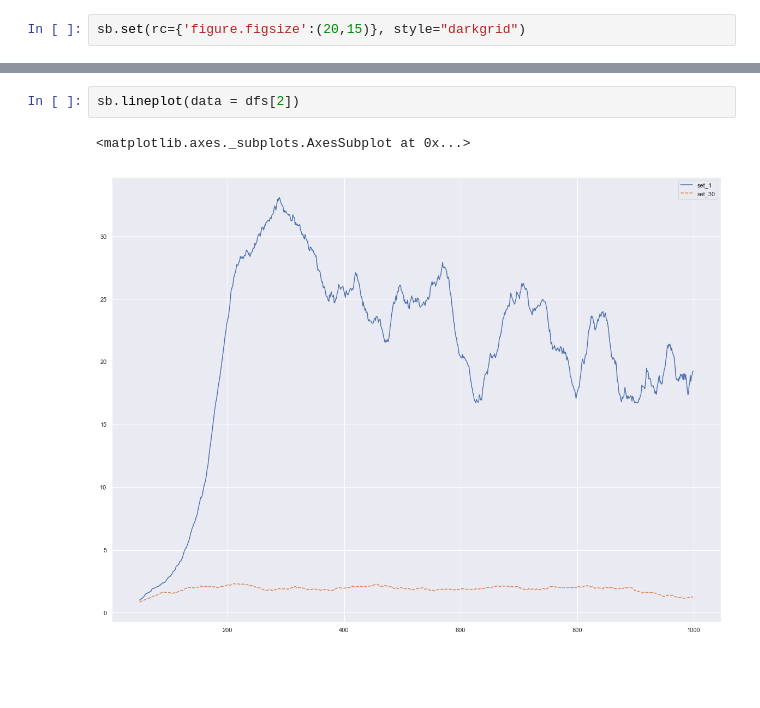
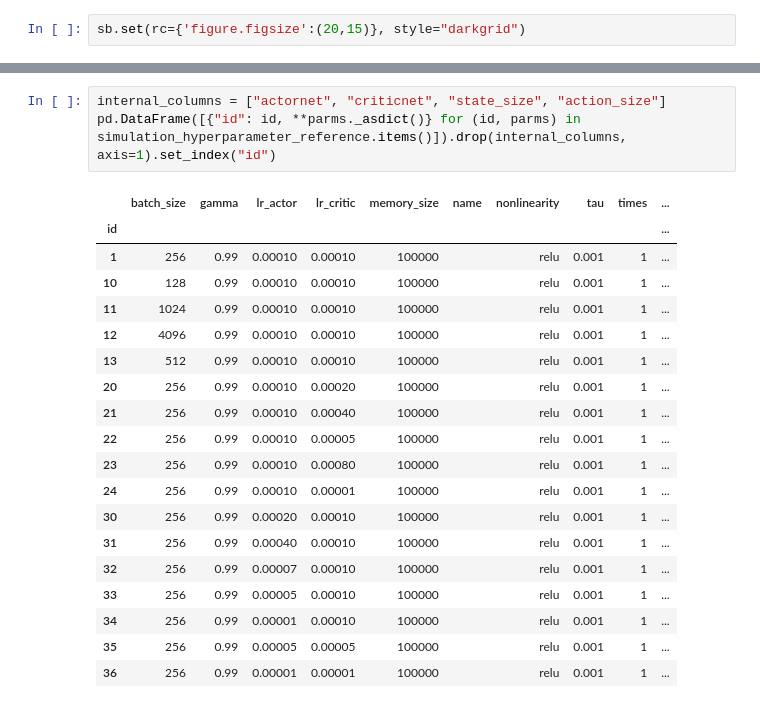
Before and after one commit to jezzarax/drlnd_p2_continuous, a Jupyter notebook: Hyperparameter_search_results_exploration.ipynb, the cells around one changed output, grey strips where cells are left out. Saved outputs shown, nothing was run; the diff lists cells and outputs as text; blank space fills up the shorter version.

```diff
--- a/Hyperparameter_search_results_exploration.ipynb
+++ b/Hyperparameter_search_results_exploration.ipynb
@@ -31,5 +9,23 @@ sb.lineplot(data = dfs[1])
-# %%
-sb.lineplot(data = dfs[2])
-# %% [output]
-<matplotlib.axes._subplots.AxesSubplot at 0x...>
-[figure, removed]
+# %%
+internal_columns = ["actornet", "criticnet", "state_size", "action_size"]
+pd.DataFrame([{"id": id, **parms._asdict()} for (id, parms) in simulation_hyperparameter_reference.items()]).drop(internal_columns, axis=1).set_index("id")
+# %% [output]
+|  | batch_size | gamma | lr_actor | lr_critic | memory_size | name | nonlinearity | tau | times | ... |
+| id |  |  |  |  |  |  |  |  |  | ... |
+| 1 | 256 | 0.99 | 0.00010 | 0.00010 | 100000 |  | relu | 0.001 | 1 | ... |
+| 10 | 128 | 0.99 | 0.00010 | 0.00010 | 100000 |  | relu | 0.001 | 1 | ... |
+| 11 | 1024 | 0.99 | 0.00010 | 0.00010 | 100000 |  | relu | 0.001 | 1 | ... |
+| 12 | 4096 | 0.99 | 0.00010 | 0.00010 | 100000 |  | relu | 0.001 | 1 | ... |
+| 13 | 512 | 0.99 | 0.00010 | 0.00010 | 100000 |  | relu | 0.001 | 1 | ... |
+| 20 | 256 | 0.99 | 0.00010 | 0.00020 | 100000 |  | relu | 0.001 | 1 | ... |
+| 21 | 256 | 0.99 | 0.00010 | 0.00040 | 100000 |  | relu | 0.001 | 1 | ... |
+| 22 | 256 | 0.99 | 0.00010 | 0.00005 | 100000 |  | relu | 0.001 | 1 | ... |
+| 23 | 256 | 0.99 | 0.00010 | 0.00080 | 100000 |  | relu | 0.001 | 1 | ... |
+| 24 | 256 | 0.99 | 0.00010 | 0.00001 | 100000 |  | relu | 0.001 | 1 | ... |
+| 30 | 256 | 0.99 | 0.00020 | 0.00010 | 100000 |  | relu | 0.001 | 1 | ... |
+| 31 | 256 | 0.99 | 0.00040 | 0.00010 | 100000 |  | relu | 0.001 | 1 | ... |
+| 32 | 256 | 0.99 | 0.00007 | 0.00010 | 100000 |  | relu | 0.001 | 1 | ... |
+| 33 | 256 | 0.99 | 0.00005 | 0.00010 | 100000 |  | relu | 0.001 | 1 | ... |
+| 34 | 256 | 0.99 | 0.00001 | 0.00010 | 100000 |  | relu | 0.001 | 1 | ... |
+| 35 | 256 | 0.99 | 0.00005 | 0.00005 | 100000 |  | relu | 0.001 | 1 | ... |
+| 36 | 256 | 0.99 | 0.00001 | 0.00001 | 100000 |  | relu | 0.001 | 1 | ... |
```
Also changed, not shown: parts of 10 cells of this notebook, 1 other file.
